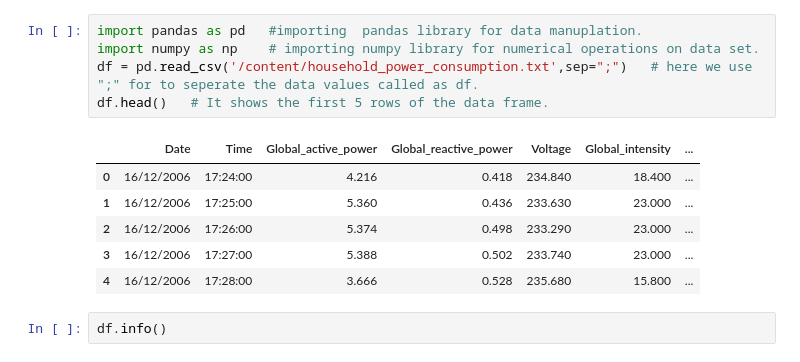
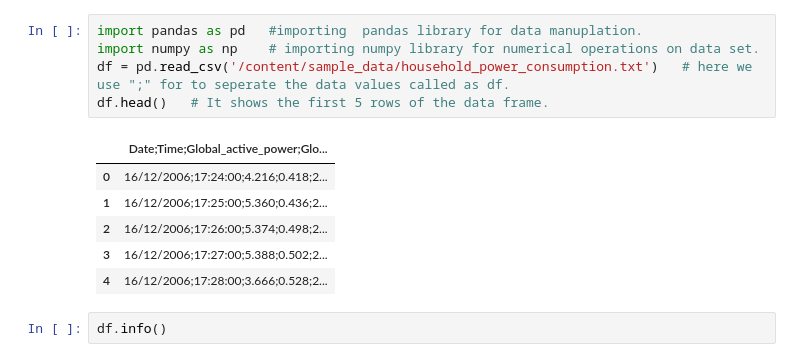
Before and after one commit to Sridevimesala/Energy_Prediction-, a Jupyter notebook: Energy_Predicition.ipynb, the cells around one changed output. Cells and saved outputs as stored; diff of their text form.

```diff
--- a/Energy_Predicition.ipynb
+++ b/Energy_Predicition.ipynb
@@ -3,15 +3,15 @@
 # %%
 import pandas as pd   #importing  pandas library for data manuplation.
 import numpy as np    # importing numpy library for numerical operations on data set.
-df = pd.read_csv('/content/household_power_consumption.txt',sep=";")   # here we use ";" for to seperate the data values called as df.
+df = pd.read_csv('/content/sample_data/household_power_consumption.txt')   # here we use ";" for to seperate the data values called as df.
 df.head()   # It shows the first 5 rows of the data frame.
 # %% [output]
-|  | Date | Time | Global_active_power | Global_reactive_power | Voltage | Global_intensity | ... |
-| 0 | 16/12/2006 | 17:24:00 | 4.216 | 0.418 | 234.840 | 18.400 | ... |
-| 1 | 16/12/2006 | 17:25:00 | 5.360 | 0.436 | 233.630 | 23.000 | ... |
-| 2 | 16/12/2006 | 17:26:00 | 5.374 | 0.498 | 233.290 | 23.000 | ... |
-| 3 | 16/12/2006 | 17:27:00 | 5.388 | 0.502 | 233.740 | 23.000 | ... |
-| 4 | 16/12/2006 | 17:28:00 | 3.666 | 0.528 | 235.680 | 15.800 | ... |
+|  | Date;Time;Global_active_power;Glo... |
+| 0 | 16/12/2006;17:24:00;4.216;0.418;2... |
+| 1 | 16/12/2006;17:25:00;5.360;0.436;2... |
+| 2 | 16/12/2006;17:26:00;5.374;0.498;2... |
+| 3 | 16/12/2006;17:27:00;5.388;0.502;2... |
+| 4 | 16/12/2006;17:28:00;3.666;0.528;2... |
 # %%
 df.info()
 # %% [output]
```
Also changed, not shown: parts of 61 cells of this notebook.
